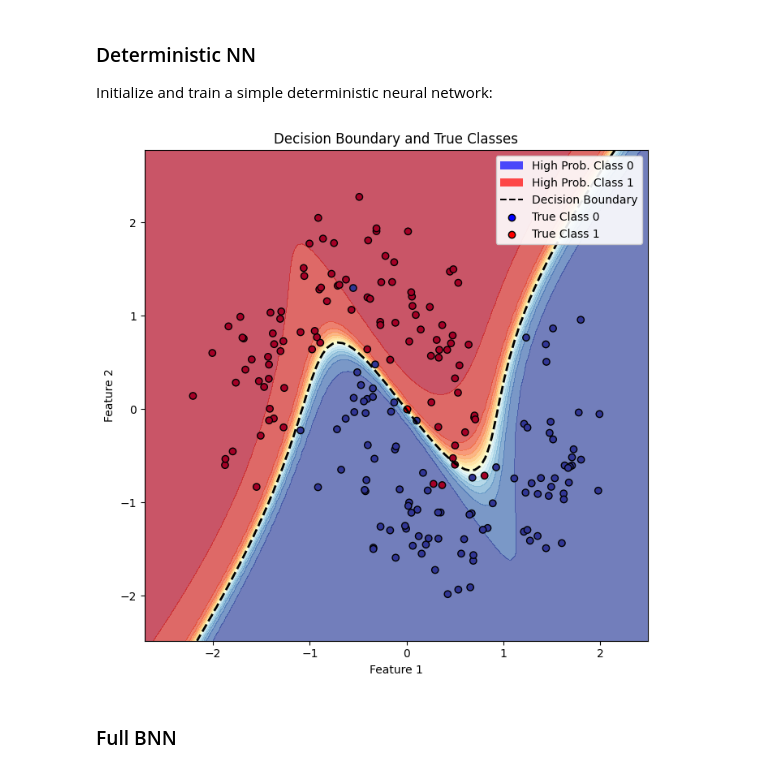
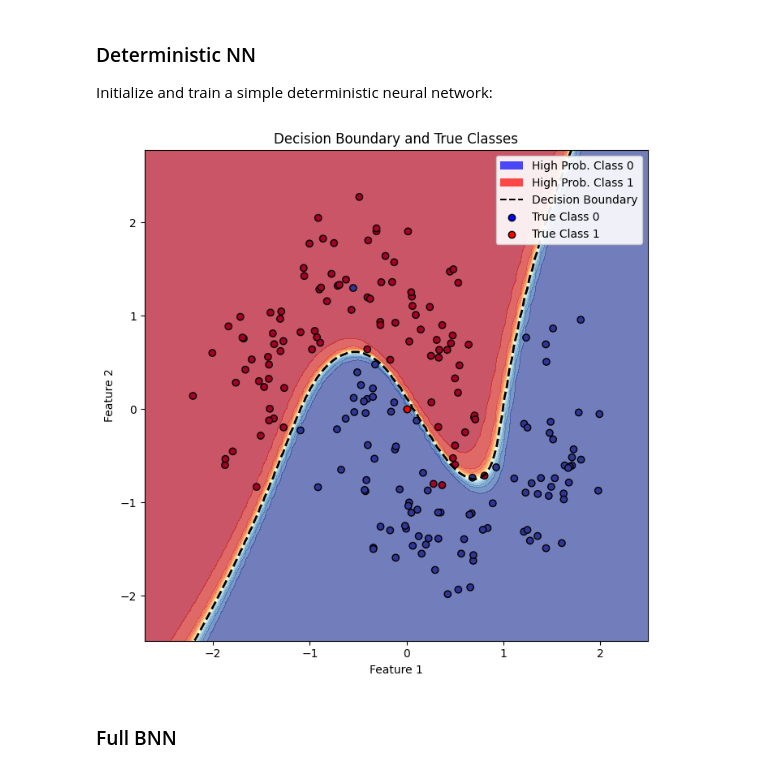
Before and after one commit to GlazerMann/NeuroBayes, a Jupyter notebook: examples/bnn_simple_classification.ipynb, the cells around one changed output. Saved outputs shown, nothing was run; the diff lists cells and outputs as text; code cells hidden in the pictures.

```diff
--- a/examples/bnn_simple_classification.ipynb
+++ b/examples/bnn_simple_classification.ipynb
@@ -220,17 +220,17 @@ Initialize and train a simple deterministic neural network:
 # %%
 architecture = nb.FlaxMLP(hidden_dims=[8, 8, 8, 8], target_dim=2, classification=True)
 detnn = nb.DeterministicNN(
     architecture, input_shape=X.shape,
     loss='classification', learning_rate=5e-3, map=False,
     swa_config={'schedule': 'linear', 'start_pct': 0.75, 'swa_lr': 1e-4}
 )
 
-detnn.train(X, y, epochs=200)
+detnn.train(X, y, epochs=500)
 
 plot_nn_predictions(X, y, detnn)
 plt.show()
 # %% [output]
-[figure, old version]
+[figure, new version]
 # %% [markdown]
 ### Full BNN
 # %% [markdown]
```
Also changed, not shown: parts of 3 cells of this notebook, 1 other file.
